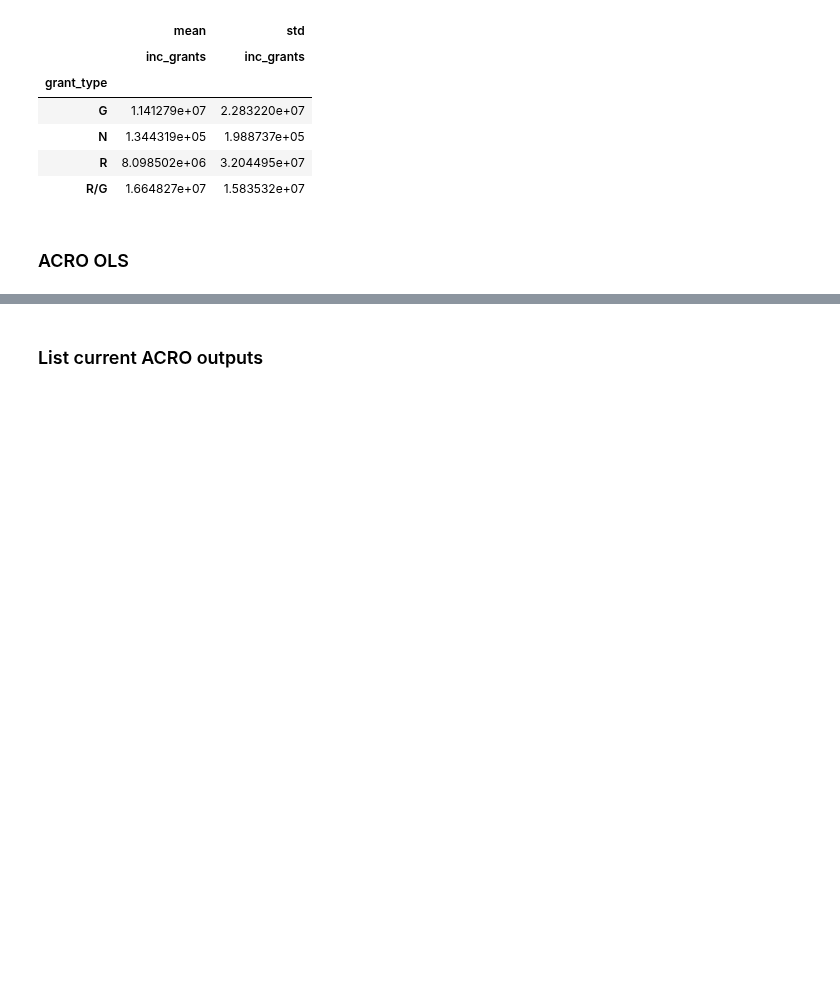
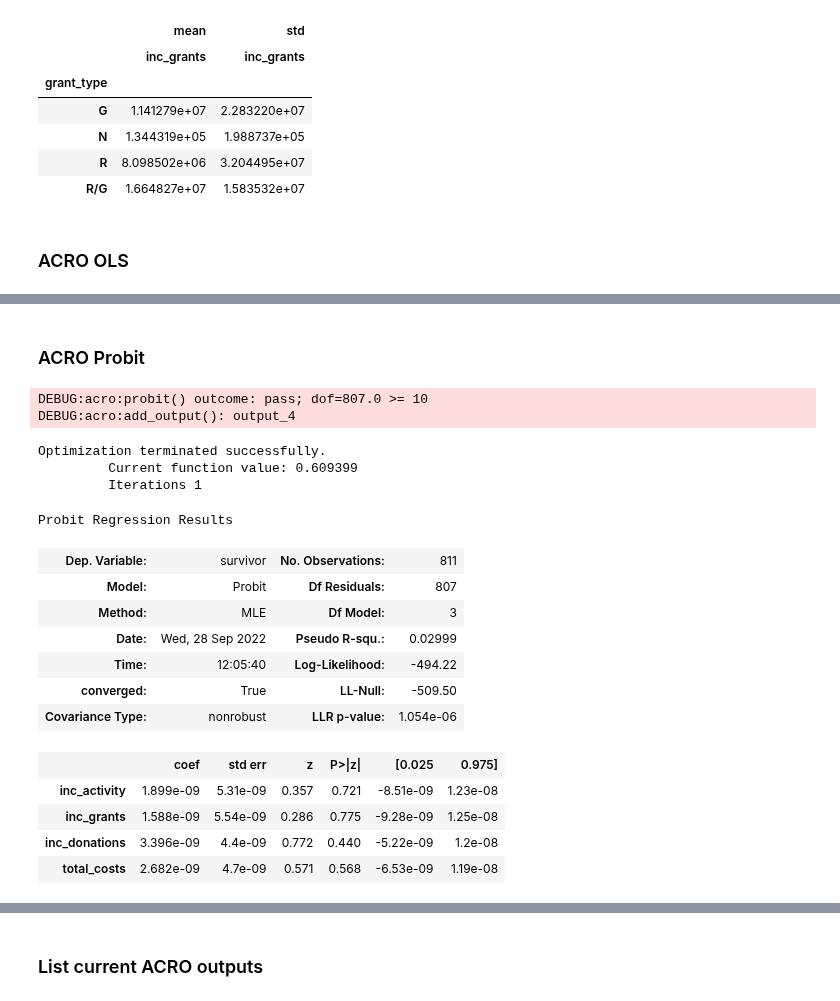
Before and after one commit to AI-SDC/ACRO, a Jupyter notebook: notebooks/test.ipynb, the cells around one changed output, grey strips where cells are left out. Drawn from its saved outputs; the diff is of its cells as text; code cells hidden in the pictures; blank space fills up the shorter version.

Commit message:
add probit and logit

```diff
--- a/notebooks/test.ipynb
+++ b/notebooks/test.ipynb
@@ -176,3 +176,35 @@ Notes:
 [1] Standard Errors assume that the covariance matrix of the errors is correctly specified.
 [2] The condition number is large, 1.06e+08. This might indicate that there are
 strong multicollinearity or other numerical problems.
+# %% [markdown]
+### ACRO Probit
+# %%
+new_df = df[["survivor", "inc_activity", "inc_grants", "inc_donations", "total_costs"]]
+new_df = new_df.dropna()
+
+y = new_df["survivor"].astype("category").cat.codes  # numeric
+y.name = "survivor"
+x = new_df[["inc_activity", "inc_grants", "inc_donations", "total_costs"]]
+
+# auto fit
+results = acro.probit(y, x)
+results.summary()
+# %% [output]
+DEBUG:acro:probit() outcome: pass; dof=807.0 >= 10
+DEBUG:acro:add_output(): output_4
+Optimization terminated successfully.
+         Current function value: 0.609399
+         Iterations 1
+Probit Regression Results
+| Dep. Variable: | survivor | No. Observations: | 811 |
+| Model: | Probit | Df Residuals: | 807 |
+| Method: | MLE | Df Model: | 3 |
+| Date: | Wed, 28 Sep 2022 | Pseudo R-squ.: | 0.02999 |
+| Time: | 12:05:40 | Log-Likelihood: | -494.22 |
+| converged: | True | LL-Null: | -509.50 |
+| Covariance Type: | nonrobust | LLR p-value: | 1.054e-06 |
+|  | coef | std err | z | P>|z| | [0.025 | 0.975] |
+| inc_activity | 1.899e-09 | 5.31e-09 | 0.357 | 0.721 | -8.51e-09 | 1.23e-08 |
+| inc_grants | 1.588e-09 | 5.54e-09 | 0.286 | 0.775 | -9.28e-09 | 1.25e-08 |
+| inc_donations | 3.396e-09 | 4.4e-09 | 0.772 | 0.440 | -5.22e-09 | 1.2e-08 |
+| total_costs | 2.682e-09 | 4.7e-09 | 0.571 | 0.568 | -6.53e-09 | 1.19e-08 |
```
Also changed, not shown: parts of 6 cells of this notebook, 2 other files.
